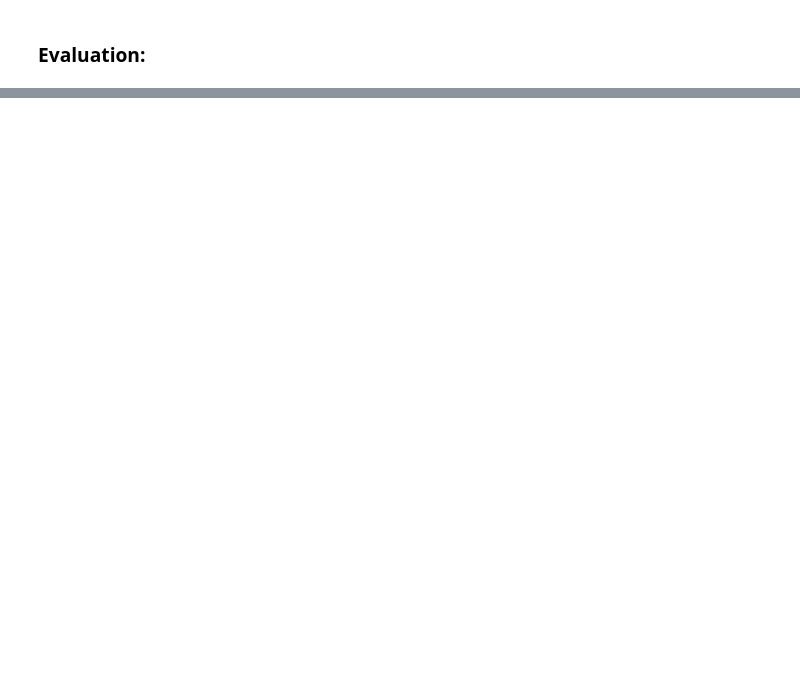
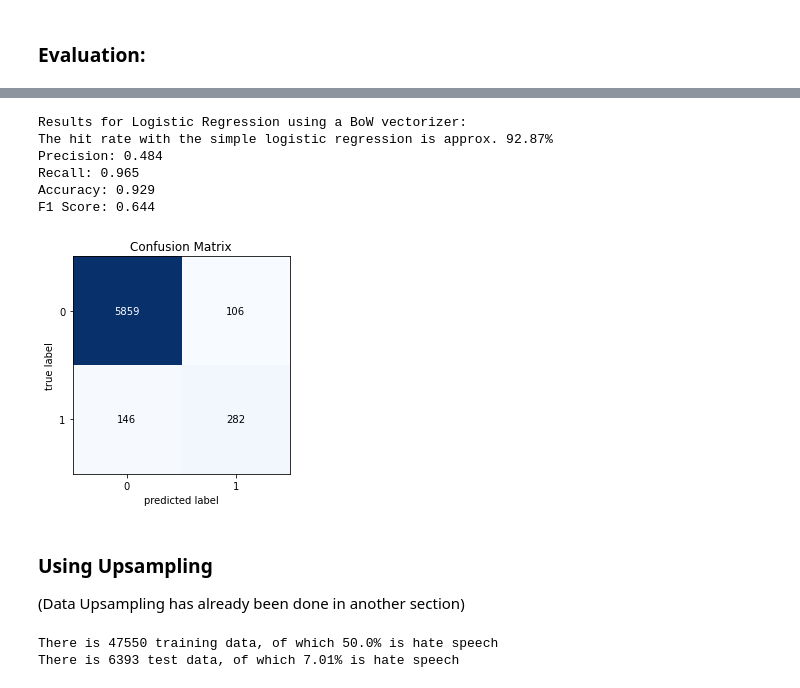
Before and after one commit to Aaron9812/Data_mining, a Jupyter notebook: src/models/regression.ipynb, the cells around one changed output, grey strips where cells are left out. Drawn from its saved outputs; the diff is of its cells as text; code cells hidden in the pictures; blank space fills up the shorter version.

```diff
--- a/src/models/regression.ipynb
+++ b/src/models/regression.ipynb
@@ -132,0 +294,18 @@ plt.show()
+# %%
+def train_bow(data):
+    def dummy(text):
+        return text
+
+    bow = CountVectorizer(
+        analyzer='word',
+        tokenizer=dummy,
+        preprocessor=dummy,
+        token_pattern=None)
+
+    return bow.fit(data)
+# %%
+#Vectorize preprocessed tweets
+bow = train_bow(df['preprocessed'])
+Xc = bow.transform(df['preprocessed'])
+
+print(Xc.shape)
@@ -132,0 +314,3 @@ plt.show()
+# %%
+# Splitting of data into training and test data
+(Xc_train, Xc_test, yc_train, yc_test) = ms.train_test_split(Xc, y, test_size=.2, random_state = 17)
@@ -132,0 +361,3 @@ plt.show()
+# %%
+#Train Model
+bow_model = simple_logistic_classify(Xc_train, yc_train, Xc_test, yc_test)
@@ -132,0 +373,21 @@ plt.show()
+# %%
+evaluate(Xc_test, yc_test, 'BoW')
+# %% [output]
+Results for Logistic Regression using a BoW vectorizer:
+The hit rate with the simple logistic regression is approx. 92.87%
+Precision: 0.484
+Recall: 0.965
+Accuracy: 0.929
+F1 Score: 0.644
+# %%
+# Confusion-Matrix
+cm = confusion_matrix(yc_test, bow_model.predict(Xc_test))
+
+fig, ax = plot_confusion_matrix(conf_mat=cm)
+plt.title("Confusion Matrix")
+plt.show()
+# %% [output]
+[figure, added]
+# %% [markdown]
+### Using Upsampling
+(Data Upsampling has already been done in another section)
@@ -132,0 +401,7 @@ plt.show()
+# %%
+# Testing Stratification
+print('There is {} training data, of which {}% is hate speech '.format(df_train_up['label'].count(), round(df_train_up['label'].sum()/df_train_up['label'].count()*100,2)))
+print('There is {} test data, of which {}% is hate speech '.format(df_test['label'].count(), round(df_test['label'].sum()/df_test['label'].count()*100,2)))
+# %% [output]
+There is 47550 training data, of which 50.0% is hate speech
+There is 6393 test data, of which 7.01% is hate speech
```
Also changed, not shown: parts of 46 cells of this notebook.
